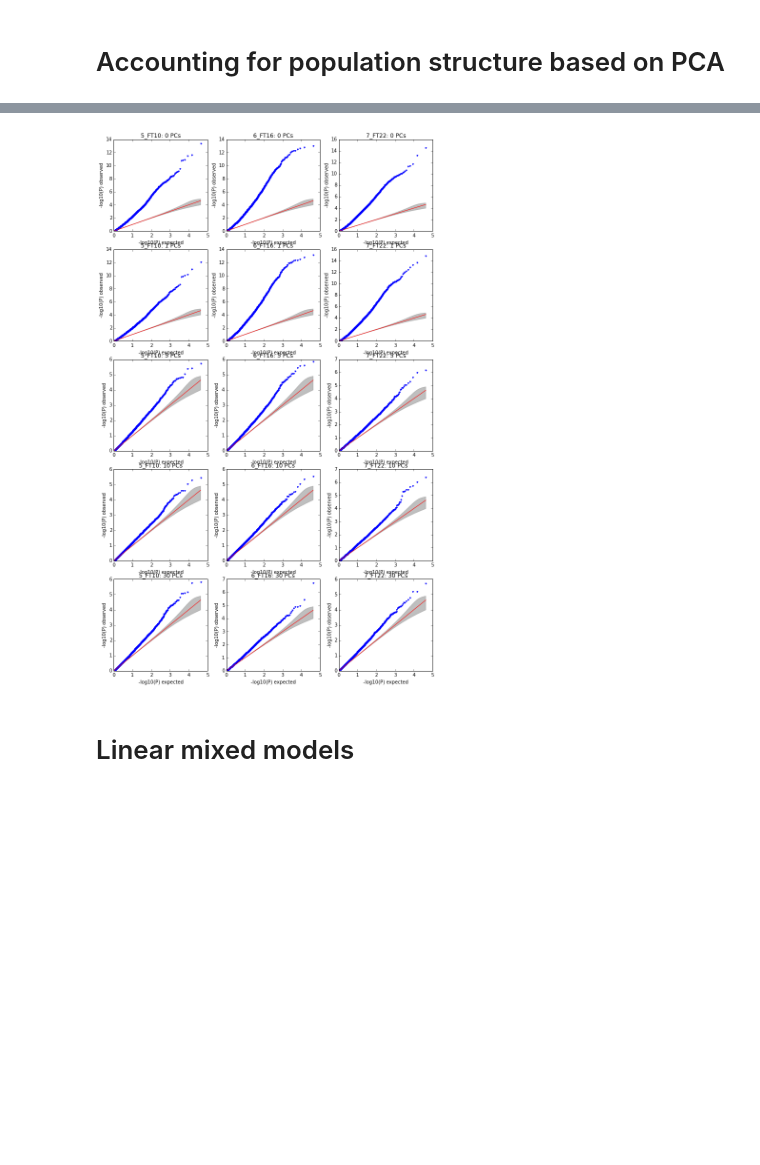
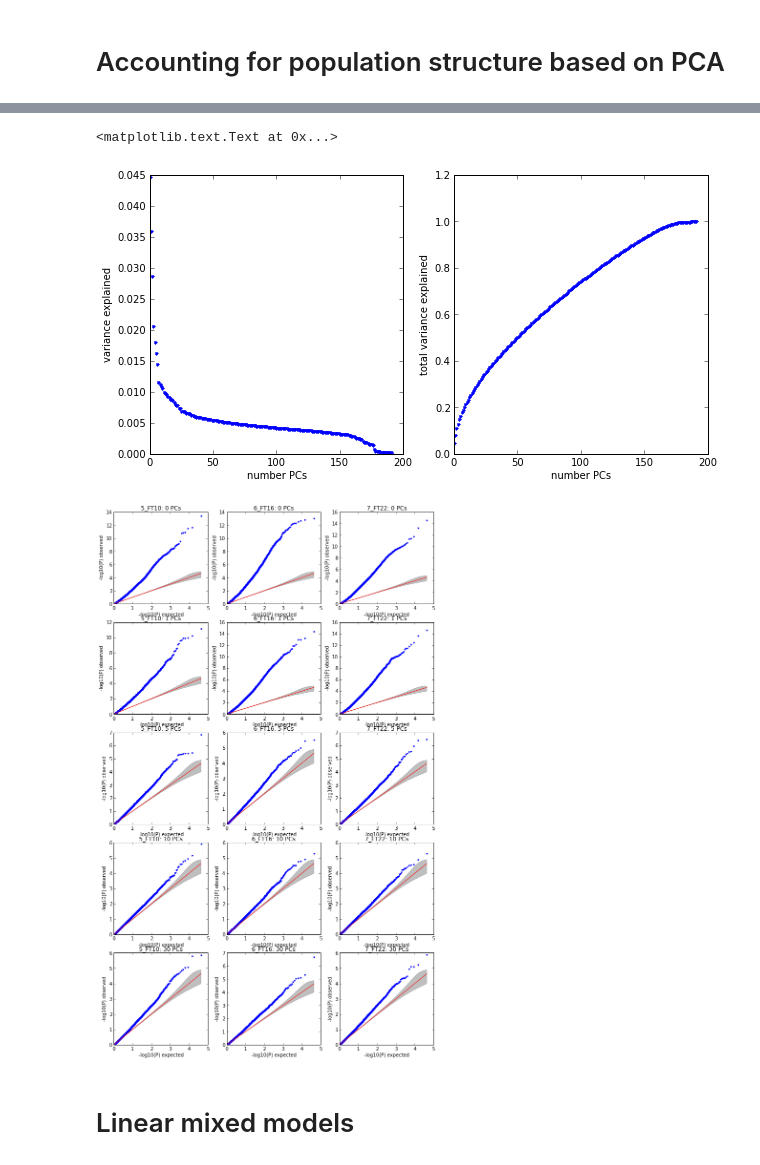
Before and after one commit to PMBio/limix-tutorials, a Jupyter notebook: linear_mixed_models/QTL_mapping2.ipynb, the cells around one changed output, grey strips where cells are left out. Cells and saved outputs as stored; diff of their text form; code cells hidden in the pictures; blank space fills up the shorter version.

```diff
--- a/linear_mixed_models/QTL_mapping2.ipynb
+++ b/linear_mixed_models/QTL_mapping2.ipynb
@@ -108,5 +109,20 @@ pl.ylabel('PCA2')
+# %%
+#plot the proportion of variance explained by each PC:
+pl.figure(figsize=(10,5))
+pl.subplot(1,2,1)
+pl.plot(pc.explained_variance_ratio_,".")
+pl.xlabel("number PCs")
+pl.ylabel("variance explained")
+
+pl.subplot(1,2,2)
+pl.plot(pc.explained_variance_ratio_.cumsum(),".")
+pl.xlabel("number PCs")
+pl.ylabel("total variance explained")
+# %% [output]
+<matplotlib.text.Text at 0x...>
+[figure, added]
 # %%
-covs_with_pcs = sp.concatenate([sp.ones([snps.shape[0],1]),snpsX],axis=1)
+covs_with_pcs = sp.concatenate([sp.ones([snps.shape[0],1]),pc_snps],axis=1)
 
 n_components = [0,1,5,10,30]
 
@@ -125,7 +141,7 @@ for i in n_components:
         ip+=1
         pl.title('%s: %d PCs' % (phenotype_ID,i))
 # %% [output]
-[figure, old version]
+[figure, new version]
 # %% [markdown]
 # Linear mixed models
 # %%
```
Also changed, not shown: parts of 6 cells of this notebook.
